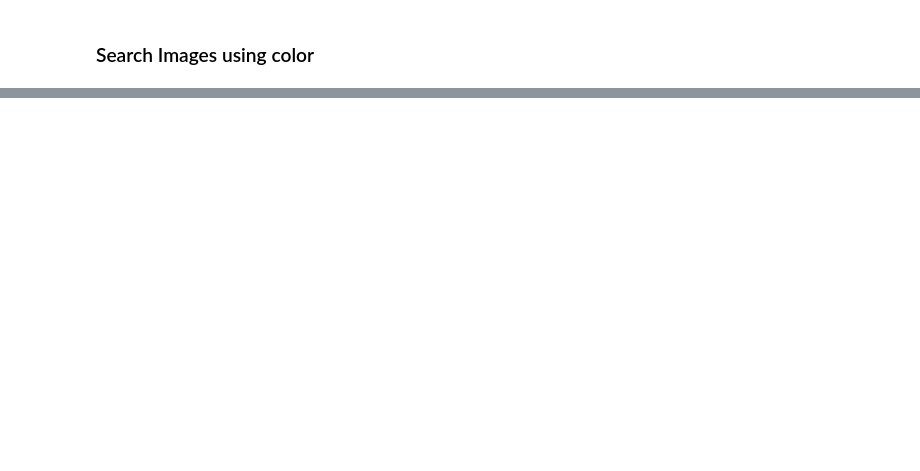
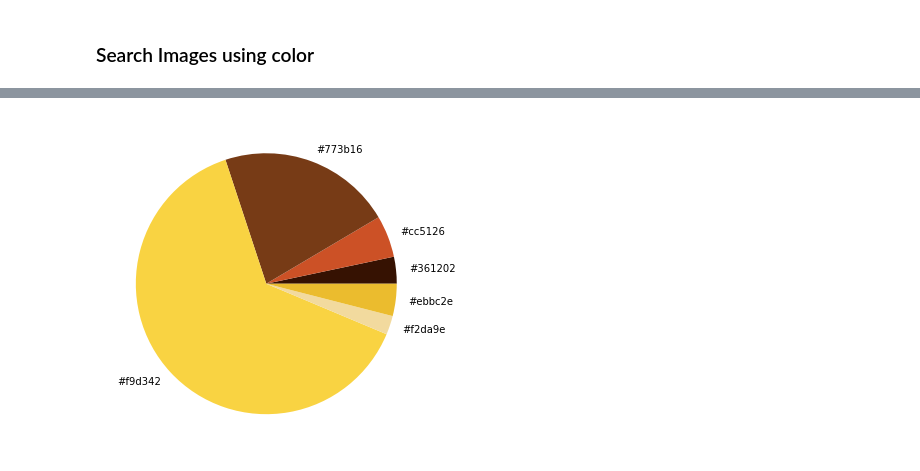
Before and after one commit to Rawanalmobarak/-Emotions-Evoked-from-Colors-of-Paintings-Art-Emotions, a Jupyter notebook: code/KMeans.ipynb, the cells around one changed output, grey strips where cells are left out. Cells and saved outputs as stored; diff of their text form; code cells hidden in the pictures; blank space fills up the shorter version.

```diff
--- a/code/KMeans.ipynb
+++ b/code/KMeans.ipynb
@@ -141,7 +152,9 @@ def match_image_by_color(image, color, threshold , number_of_colors):
 
     return select_image
 # %%
-colors_to_match = match_image_by_color(image, color, threshold, number_of_colors)
+colors_to_match = match_image_by_color(image, color, threshold, number_of_colors, show_chart)
+# %% [output]
+[figure, added]
 # %%
 def show_selected_images(images, color, threshold, colors_to_match):
     index = 1
```
Also changed, not shown: parts of 15 cells of this notebook.
